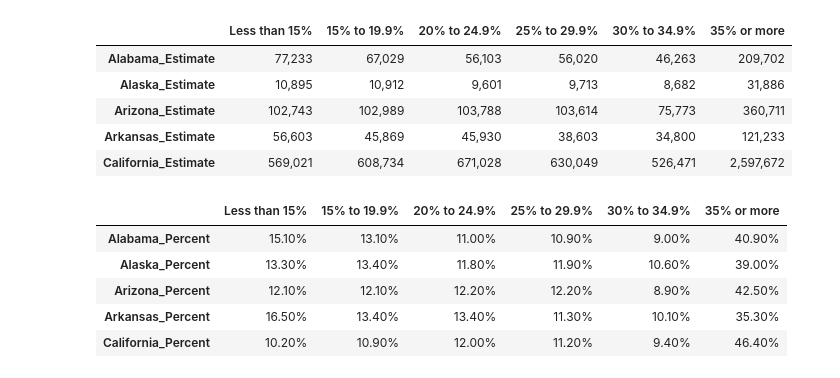
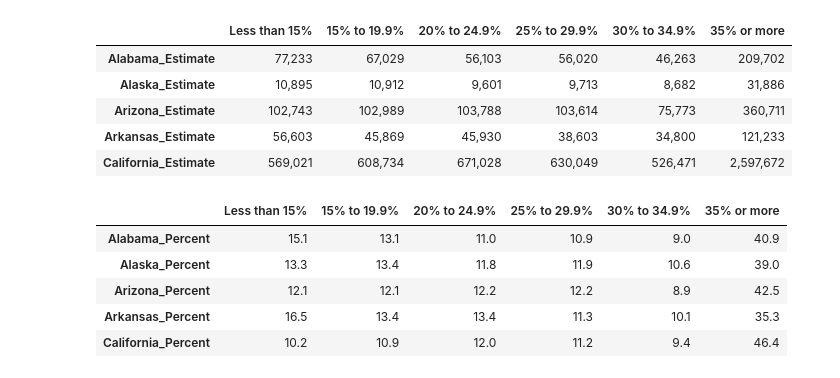
Before and after one commit to renee-h710/Project_3, a Jupyter notebook: project3.ipynb, the cells around one changed output. Drawn from its saved outputs; the diff is of its cells as text; code cells hidden in the pictures.

```diff
--- a/project3.ipynb
+++ b/project3.ipynb
@@ -307,29 +325,36 @@ gross_rent_est_df.head()
 # %%
 #Gross Rent percentage df
 less_than_fifteen = percentage.iloc[136]
 fifteen = percentage.iloc[137]
 twenty = percentage.iloc[138]
 twentyfive = percentage.iloc[139]
 thirty = percentage.iloc[140]
 thirtyfive = percentage.iloc[141]
 
 gross_rent_per_df = pd.DataFrame({
         "Less than 15%": less_than_fifteen,
         "15% to 19.9%": fifteen,
         "20% to 24.9%": twenty,
         "25% to 29.9%": twentyfive,
         "30% to 34.9%": thirty,
         "35% or more": thirtyfive
         })
 
+gross_rent_per_df["Less than 15%"] = gross_rent_per_df["Less than 15%"].str.replace("%","").astype(float)
+gross_rent_per_df["15% to 19.9%"] = gross_rent_per_df["15% to 19.9%"].str.replace("%","").astype(float)
+gross_rent_per_df["20% to 24.9%"] = gross_rent_per_df["20% to 24.9%"].str.replace("%","").astype(float)
+gross_rent_per_df["25% to 29.9%"] = gross_rent_per_df["25% to 29.9%"].str.replace("%","").astype(float)
+gross_rent_per_df["30% to 34.9%"] = gross_rent_per_df["30% to 34.9%"].str.replace("%","").astype(float)
+gross_rent_per_df["35% or more"] = gross_rent_per_df["35% or more"].str.replace("%","").astype(float)
+
 gross_rent_per_df.head()
 # %% [output]
 |  | Less than 15% | 15% to 19.9% | 20% to 24.9% | 25% to 29.9% | 30% to 34.9% | 35% or more |
-| Alabama_Percent | 15.10% | 13.10% | 11.00% | 10.90% | 9.00% | 40.90% |
-| Alaska_Percent | 13.30% | 13.40% | 11.80% | 11.90% | 10.60% | 39.00% |
-| Arizona_Percent | 12.10% | 12.10% | 12.20% | 12.20% | 8.90% | 42.50% |
-| Arkansas_Percent | 16.50% | 13.40% | 13.40% | 11.30% | 10.10% | 35.30% |
-| California_Percent | 10.20% | 10.90% | 12.00% | 11.20% | 9.40% | 46.40% |
+| Alabama_Percent | 15.1 | 13.1 | 11.0 | 10.9 | 9.0 | 40.9 |
+| Alaska_Percent | 13.3 | 13.4 | 11.8 | 11.9 | 10.6 | 39.0 |
+| Arizona_Percent | 12.1 | 12.1 | 12.2 | 12.2 | 8.9 | 42.5 |
+| Arkansas_Percent | 16.5 | 13.4 | 13.4 | 11.3 | 10.1 | 35.3 |
+| California_Percent | 10.2 | 10.9 | 12.0 | 11.2 | 9.4 | 46.4 |
 # %%
 import sqlite3
 database = 'Resources/data.sqlite'
```
Also changed, not shown: parts of 5 cells of this notebook.
